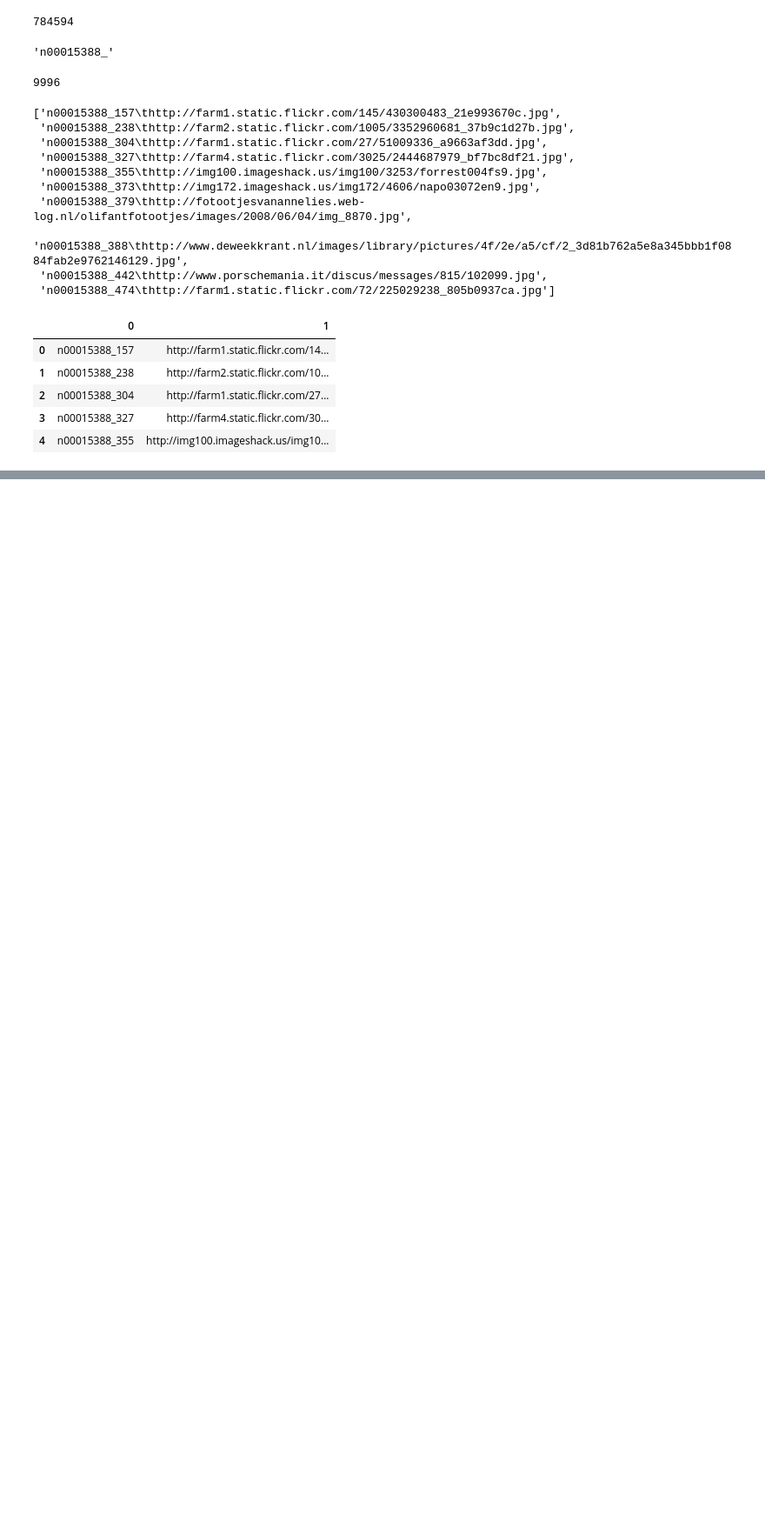
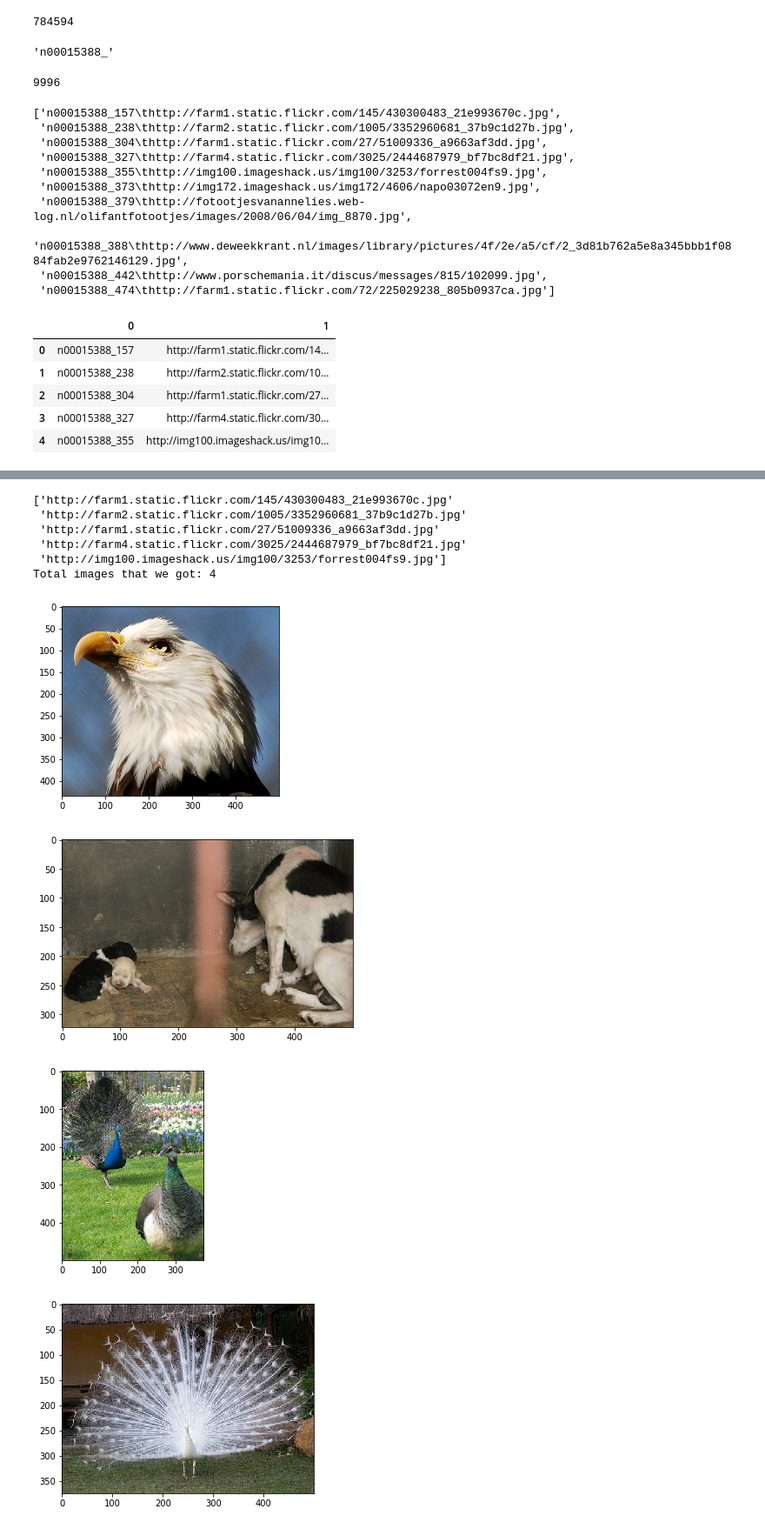
Before and after one commit to azhgit/ML100Days, a Jupyter notebook: homework/Day_005_HW.ipynb, the cells around one changed output, grey strips where cells are left out. Shown at 87% size. Cells and saved outputs as stored; diff of their text form; code cells hidden in the pictures; blank space fills up the shorter version.

```diff
--- a/homework/Day_005_HW.ipynb
+++ b/homework/Day_005_HW.ipynb
@@ -46,0 +75,33 @@ df.head()
+# %%
+def img2arr_from_urls(url_list, resize = False):
+    img_list = []
+    for url in url_list:
+        response = requests.get(url)
+        try:
+            img = Image.open(BytesIO(response.content))
+            if resize:
+                img = img.resize((256,256))
+            img = np.array(img)
+            img_list.append(img)
+        except:
+            pass
+            # 只有在 response.status_code 為 200 時，才可以取得圖片，若有 404 或其他 status code, 會碰到 Error
+    return img_list
+# %%
+print(df[0:5][1].values)
+result = img2arr_from_urls(df[0:5][1].values)
+print("Total images that we got: %i " % len(result))
+for im_get in result:
+    plt.imshow(im_get)
+    plt.show()
+# %% [output]
+['http://farm1.static.flickr.com/145/430300483_21e993670c.jpg'
+ 'http://farm2.static.flickr.com/1005/3352960681_37b9c1d27b.jpg'
+ 'http://farm1.static.flickr.com/27/51009336_a9663af3dd.jpg'
+ 'http://farm4.static.flickr.com/3025/2444687979_bf7bc8df21.jpg'
+ 'http://img100.imageshack.us/img100/3253/forrest004fs9.jpg']
+Total images that we got: 4
+[figure, added]
+[figure, added]
+[figure, added]
+[figure, added]
```
Also changed, not shown: parts of 5 cells of this notebook.
